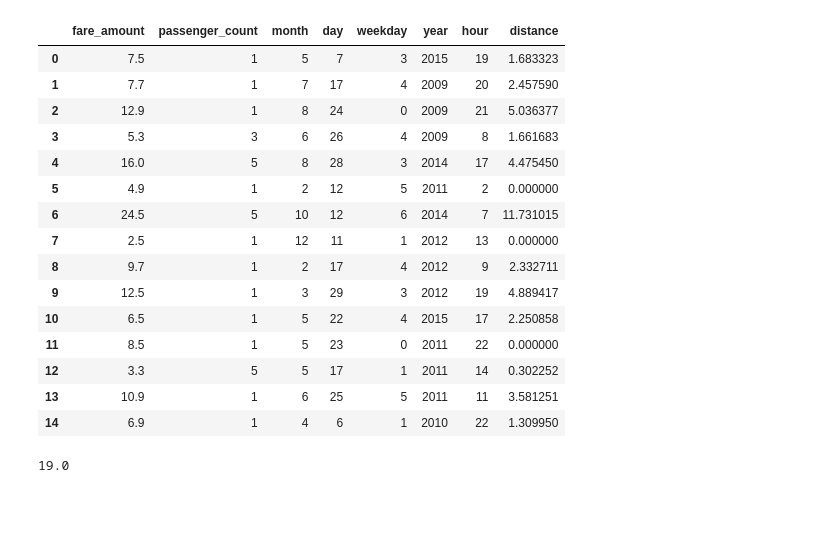
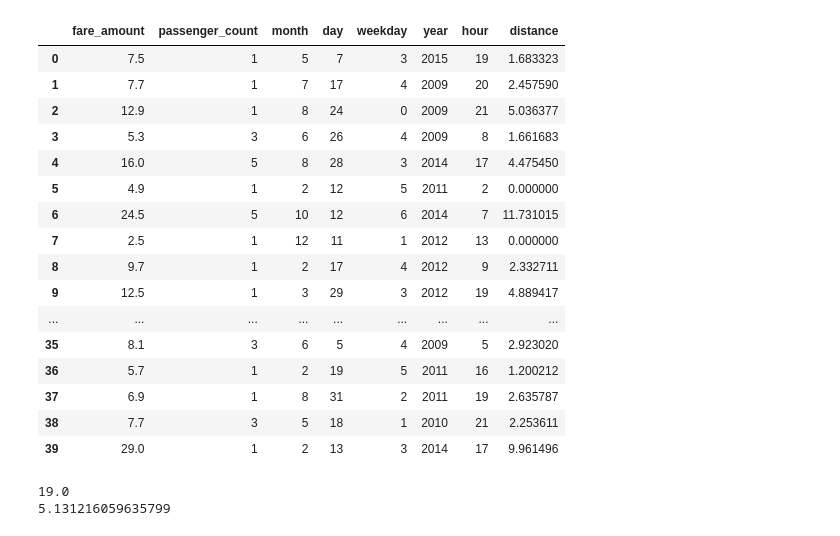
Before and after one commit to ameeqSami/ML-Practice, a Jupyter notebook: ML/Uber/taring_model.ipynb, the cells around one changed output. Saved outputs shown, nothing was run; the diff lists cells and outputs as text; code cells hidden in the pictures; blank space fills up the shorter version.

```diff
--- a/ML/Uber/taring_model.ipynb
+++ b/ML/Uber/taring_model.ipynb
@@ -5,24 +5,25 @@ import sklearn as sk
 # %%
 df = pd.read_csv(r"D:\Repos\ML-Practice\ML\Uber\Dataset\cleaned_uber.csv")
 # %%
-df.head(15)
+df.head(40)
 # %% [output]
 |  | fare_amount | passenger_count | month | day | weekday | year | hour | distance |
 | 0 | 7.5 | 1 | 5 | 7 | 3 | 2015 | 19 | 1.683323 |
 | 1 | 7.7 | 1 | 7 | 17 | 4 | 2009 | 20 | 2.457590 |
 | 2 | 12.9 | 1 | 8 | 24 | 0 | 2009 | 21 | 5.036377 |
 | 3 | 5.3 | 3 | 6 | 26 | 4 | 2009 | 8 | 1.661683 |
 | 4 | 16.0 | 5 | 8 | 28 | 3 | 2014 | 17 | 4.475450 |
 | 5 | 4.9 | 1 | 2 | 12 | 5 | 2011 | 2 | 0.000000 |
 | 6 | 24.5 | 5 | 10 | 12 | 6 | 2014 | 7 | 11.731015 |
 | 7 | 2.5 | 1 | 12 | 11 | 1 | 2012 | 13 | 0.000000 |
 | 8 | 9.7 | 1 | 2 | 17 | 4 | 2012 | 9 | 2.332711 |
 | 9 | 12.5 | 1 | 3 | 29 | 3 | 2012 | 19 | 4.889417 |
-| 10 | 6.5 | 1 | 5 | 22 | 4 | 2015 | 17 | 2.250858 |
-| 11 | 8.5 | 1 | 5 | 23 | 0 | 2011 | 22 | 0.000000 |
-| 12 | 3.3 | 5 | 5 | 17 | 1 | 2011 | 14 | 0.302252 |
-| 13 | 10.9 | 1 | 6 | 25 | 5 | 2011 | 11 | 3.581251 |
-| 14 | 6.9 | 1 | 4 | 6 | 1 | 2010 | 22 | 1.309950 |
+| ... | ... | ... | ... | ... | ... | ... | ... | ... |
+| 35 | 8.1 | 3 | 6 | 5 | 4 | 2009 | 5 | 2.923020 |
+| 36 | 5.7 | 1 | 2 | 19 | 5 | 2011 | 16 | 1.200212 |
+| 37 | 6.9 | 1 | 8 | 31 | 2 | 2011 | 19 | 2.635787 |
+| 38 | 7.7 | 3 | 5 | 18 | 1 | 2010 | 21 | 2.253611 |
+| 39 | 29.0 | 1 | 2 | 13 | 3 | 2014 | 17 | 9.961496 |
 # %%
 Q1 = df['fare_amount'].quantile(0.25)
 Q3 = df['fare_amount'].quantile(0.75)
@@ -33,8 +34,19 @@ upper_bound = Q3 + 1 * IQR
 print(upper_bound)
 
 df = df[(df['fare_amount'] >= 0) & (df['fare_amount'] <= upper_bound)]
+
+Q1 = df['distance'].quantile(0.25)
+Q3 = df['distance'].quantile(0.75)
+IQR = Q3 - Q1
+
+upper_bound = Q3 + 1 * IQR
+
+print(upper_bound)
+
+df = df[(df['distance'] >= 0) & (df['distance'] <= upper_bound)]
 # %% [output]
 19.0
+5.131216059635799
 # %%
 X = df[["passenger_count",	"month", 	"day",	"weekday",	"hour",	"distance"]]
 y = df["fare_amount"]
```
Also changed, not shown: parts of 4 cells of this notebook.
